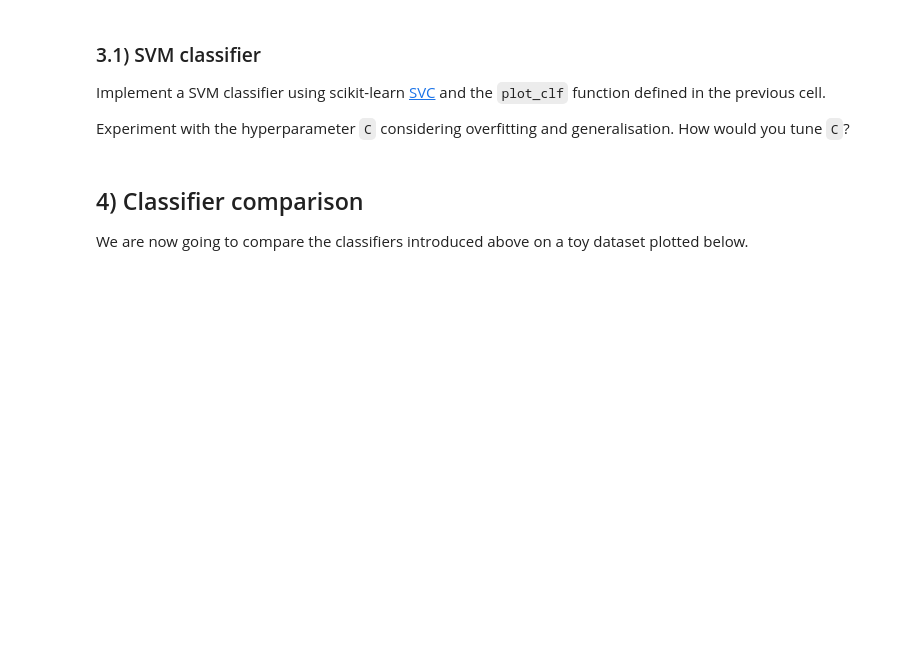
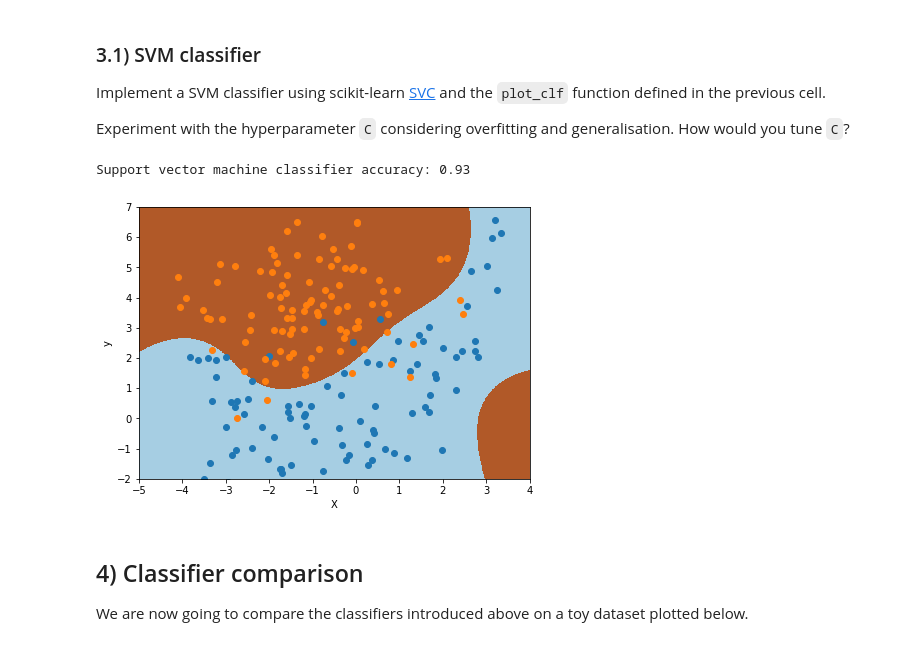
Before and after one commit to kaihulme/machine-learning, a Jupyter notebook: 02_linear_models_neural_networks_svms/linear_models_neural_networks_svms.ipynb, the cells around one changed output. Cells and saved outputs as stored; diff of their text form; code cells hidden in the pictures; blank space fills up the shorter version.

Commit message:
SVM and classifier comparison

```diff
--- a/02_linear_models_neural_networks_svms/linear_models_neural_networks_svms.ipynb
+++ b/02_linear_models_neural_networks_svms/linear_models_neural_networks_svms.ipynb
@@ -508,3 +510,14 @@ Experiment with the hyperparameter `C` considering overfitting and generalisatio
+# %%
+# write your code here
+
+svc = SVC(C=100, kernel='rbf')
+svc.fit(X, Y)
+
+print(f'Support vector machine classifier accuracy: {svc.score(X,Y)}')
+plot_clf(svc)
+# %% [output]
+Support vector machine classifier accuracy: 0.93
+[figure, added]
 # %% [markdown]
 ## 4) Classifier comparison
 We are now going to compare the classifiers introduced above on a toy dataset plotted below.
```
Also changed, not shown: parts of 7 cells of this notebook.
